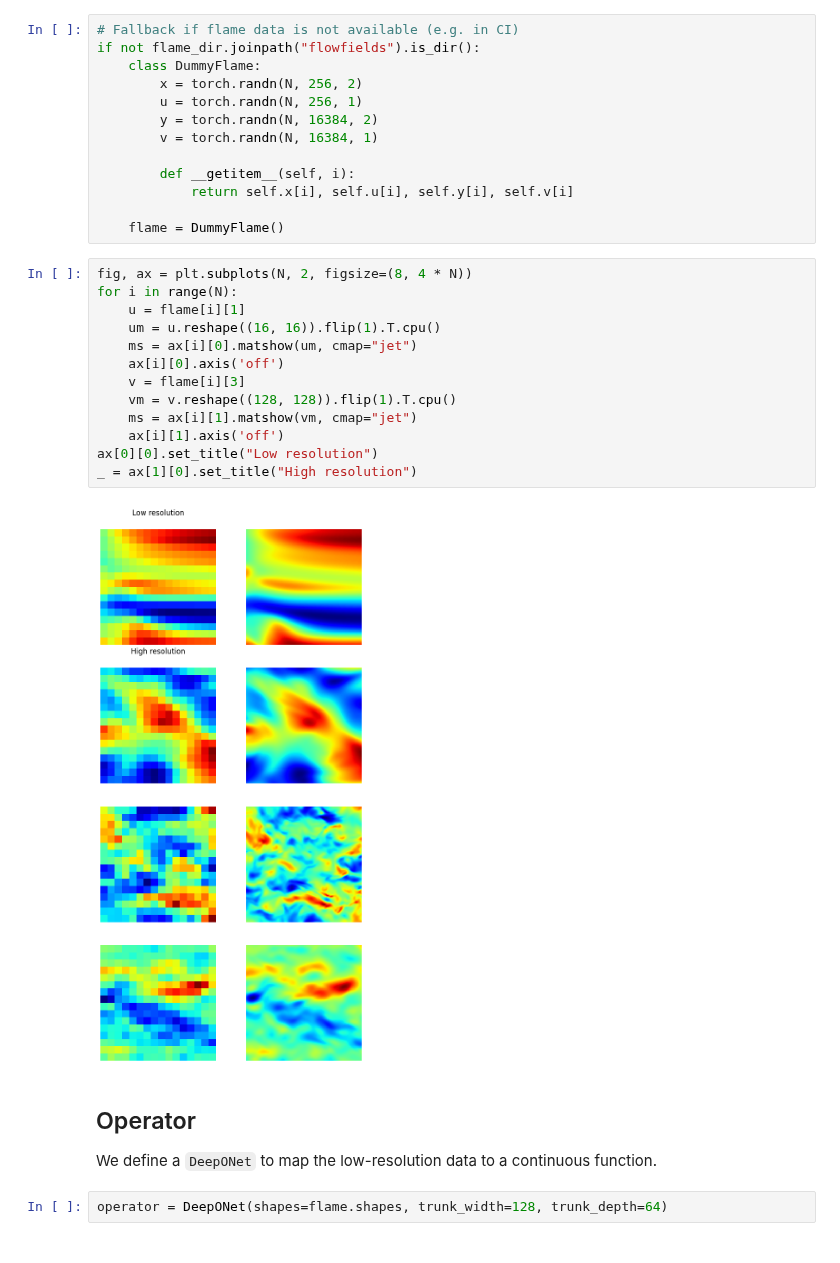
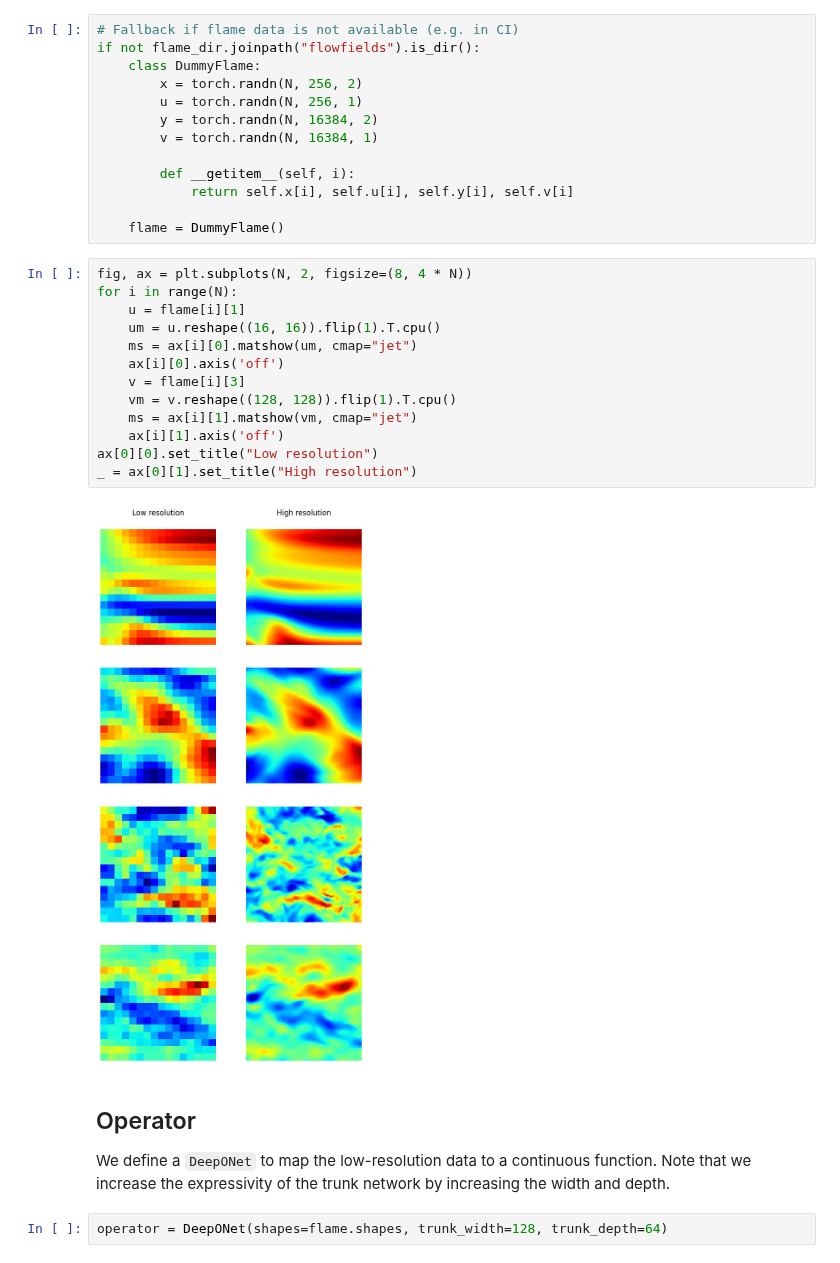
Before and after one commit to aai-institute/continuiti, a Jupyter notebook: examples/superresolution.ipynb, the cells around one changed output. Drawn from its saved outputs; the diff is of its cells as text.

Commit message:
Cleanup super-resolution.

```diff
--- a/examples/superresolution.ipynb
+++ b/examples/superresolution.ipynb
@@ -55,22 +55,24 @@ if not flame_dir.joinpath("flowfields").is_dir():
 # %%
 fig, ax = plt.subplots(N, 2, figsize=(8, 4 * N))
 for i in range(N):
     u = flame[i][1]
     um = u.reshape((16, 16)).flip(1).T.cpu()
     ms = ax[i][0].matshow(um, cmap="jet")
     ax[i][0].axis('off')
     v = flame[i][3]
     vm = v.reshape((128, 128)).flip(1).T.cpu()
     ms = ax[i][1].matshow(vm, cmap="jet")
     ax[i][1].axis('off')
 ax[0][0].set_title("Low resolution")
-_ = ax[1][0].set_title("High resolution")
+_ = ax[0][1].set_title("High resolution")
 # %% [output]
-[figure, old version]
+[figure, new version]
 # %% [markdown]
 ## Operator
 
 We define a `DeepONet` to map the low-resolution data to a continuous function.
+Note that we increase the expressivity of the trunk network by increasing the
+width and depth.
 # %%
 operator = DeepONet(shapes=flame.shapes, trunk_width=128, trunk_depth=64)
 # %% [markdown]
```
Also changed, not shown: parts of 5 cells of this notebook.
